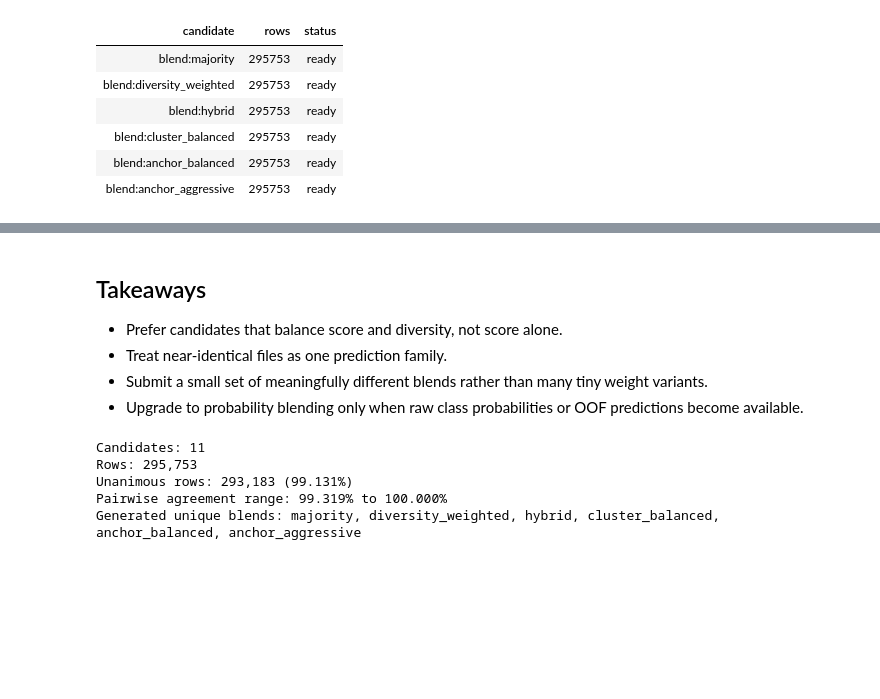
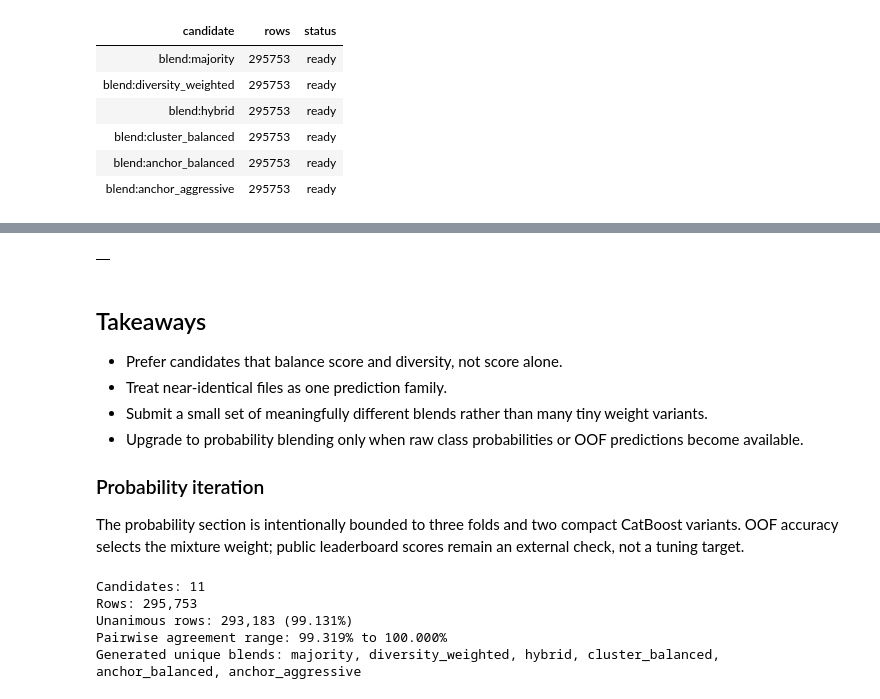
Before and after one commit to FlexonaFFt/MLKaggleTasks, a Jupyter notebook: competitions/monthly-comp/predicting-student-health-risk/notebooks/submission-blender.ipynb, the cells around one changed output, grey strips where cells are left out. Drawn from its saved outputs; the diff is of its cells as text; code cells hidden in the pictures; blank space fills up the shorter version.

```diff
--- a/competitions/monthly-comp/predicting-student-health-risk/notebooks/submission-blender.ipynb
+++ b/competitions/monthly-comp/predicting-student-health-risk/notebooks/submission-blender.ipynb
@@ -764,3 +1012,74 @@ display(generated_view.style.hide(axis="index"))
+# %%
+class ProbabilitySubmissionFactory:
+    """Creates prior-corrected and anchor-gated probability submissions."""
+
+    def __init__(self, config: BlendConfig, test: pd.DataFrame, probabilities: pd.DataFrame, weight: float, anchor: pd.Series, output: Path):
+        self.config = config
+        self.test = test
+        self.probabilities = probabilities
+        self.weight = weight
+        self.anchor = anchor.reset_index(drop=True)
+        self.output = output
+        self.max_changes = 3000
+
+    def _calibrate_prior(self, probabilities: np.ndarray) -> np.ndarray:
+        """Corrects train-prior drift toward the strong community anchor prior."""
+
+        labels = list(self.config.labels)
+        model_prior = probabilities.mean(axis=0)
+        anchor_prior = self.anchor.value_counts(normalize=True).reindex(labels).fillna(0).to_numpy()
+        adjusted = probabilities * (anchor_prior / np.maximum(model_prior, 1e-9))
+        return adjusted / adjusted.sum(axis=1, keepdims=True)
+
+    def _anchor_gate(self, probabilities: np.ndarray) -> np.ndarray:
+        """Allows only the highest-confidence changes, capped at 3000 rows."""
+
+        labels = np.array(self.config.labels)
+        prediction = labels[probabilities.argmax(axis=1)]
+        confidence = probabilities.max(axis=1)
+        changes = prediction != self.anchor.to_numpy()
+        ranking = np.argsort(-(confidence - np.partition(probabilities, -2, axis=1)[:, -2]))
+        accepted = np.zeros(len(prediction), dtype=bool)
+        accepted[ranking[: self.max_changes]] = True
+        return np.where(changes & accepted, prediction, self.anchor.to_numpy())
+
+    def export(self) -> pd.DataFrame:
+        """Exports corrected probability candidates and a compact diagnostic report."""
+
+        if self.probabilities.empty:
+            return pd.DataFrame()
+        labels = list(self.config.labels)
+        first = self.probabilities[[f"model_0_{label}" for label in labels]].to_numpy()
+        second = self.probabilities[[f"model_1_{label}" for label in labels]].to_numpy()
+        raw_candidates = {
+            "probability_average": 0.5 * first + 0.5 * second,
+            "probability_oof_weighted": self.weight * first + (1 - self.weight) * second,
+        }
+        calibrated = {name: self._calibrate_prior(probabilities) for name, probabilities in raw_candidates.items()}
+        candidates = {
+            "probability_prior_corrected": calibrated["probability_oof_weighted"],
+            "probability_anchor_gated_3000": calibrated["probability_oof_weighted"],
+        }
+        records = []
+        self.output.mkdir(parents=True, exist_ok=True)
+        for path in self.output.glob("blend_probability*.csv"):
+            path.unlink()
+        for name, probabilities in candidates.items():
+            prediction = np.array(labels)[probabilities.argmax(axis=1)] if name.endswith("prior_corrected") else self._anchor_gate(probabilities)
+            submission = pd.DataFrame({self.config.id_column: self.test[self.config.id_column], self.config.target: prediction})
+            path = self.output / f"blend_{name}.csv"
+            submission.to_csv(path, index=False)
+            records.append({"blend_name": name, "file_name": path.name, "mean_confidence": float(probabilities.max(axis=1).mean()), "low_confidence_rows": int(np.sum(probabilities.max(axis=1) < 0.55)), "changed_vs_anchor": int(np.sum(prediction != self.anchor.to_numpy()))})
+        report = pd.DataFrame(records)
+        report.to_csv(self.output / "probability_candidate_report.csv", index=False)
+        return report
+
+
+probability_factory = ProbabilitySubmissionFactory(config, probability_test, test_probabilities, probability_weight, analyzer.predictions[summary["public_score"].idxmax()], repository.output)
+probability_candidate_report = probability_factory.export()
+display(probability_candidate_report)
+# %% [output]
+|  |
 # %% [markdown]
 ## Takeaways
 
@@ -768,6 +1087,10 @@ display(generated_view.style.hide(axis="index"))
 - Treat near-identical files as one prediction family.
 - Submit a small set of meaningfully different blends rather than many tiny weight variants.
 - Upgrade to probability blending only when raw class probabilities or OOF predictions become available.
+
+### Probability iteration
+
+The probability section is intentionally bounded to three folds and two compact CatBoost variants. OOF accuracy selects the mixture weight; public leaderboard scores remain an external check, not a tuning target.
 # %%
 class NotebookSummary:
     """Prints final observed facts after every calculation succeeds."""
```
Also changed, not shown: parts of 8 cells of this notebook.
